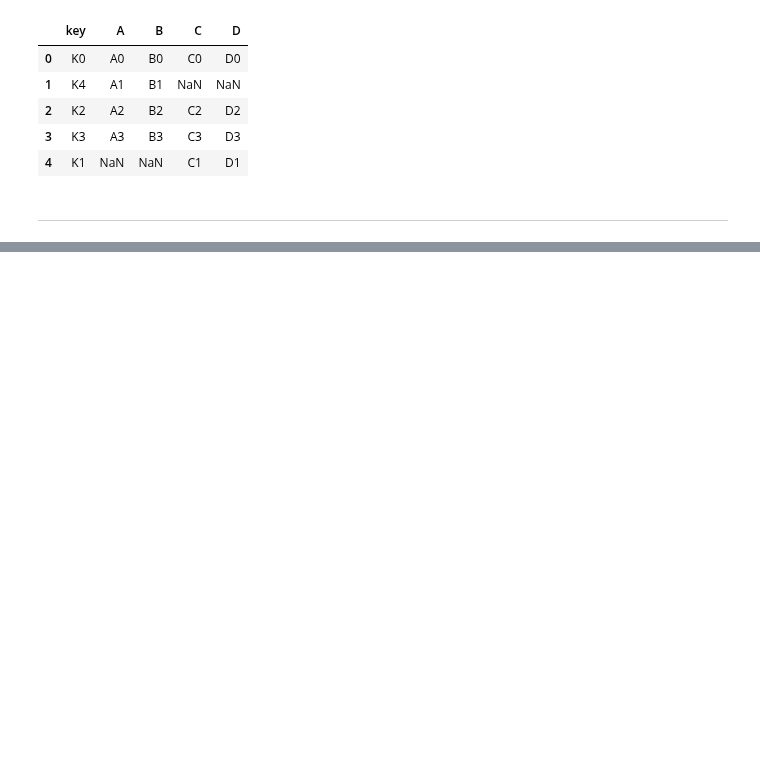
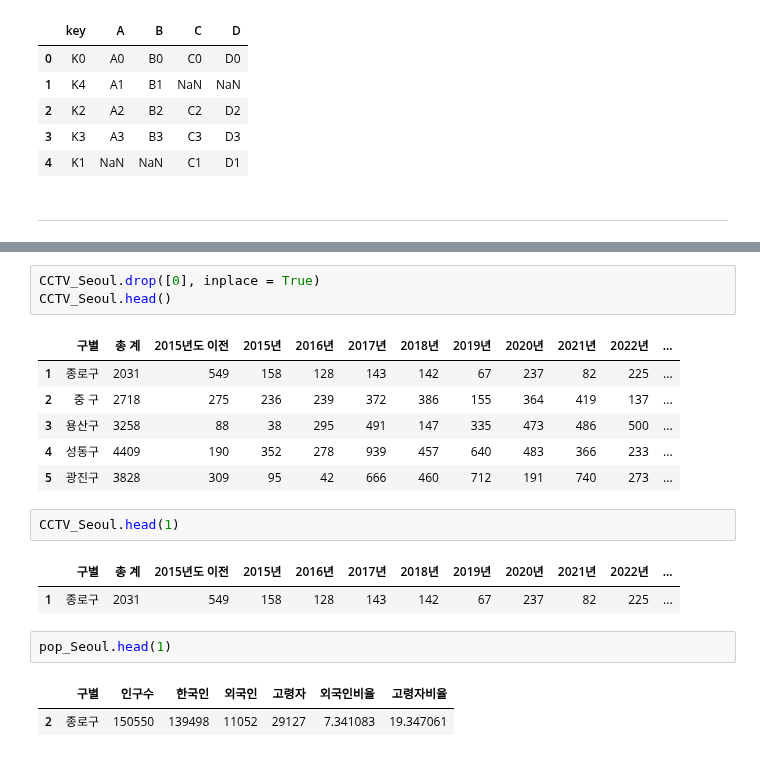
Before and after one commit to solpinetree/ds_study, a Jupyter notebook: source_code/01.Analysis Seoul CCTV.ipynb, the cells around one changed output, grey strips where cells are left out. Cells and saved outputs as stored; diff of their text form; blank space fills up the shorter version.

```diff
--- a/source_code/01.Analysis Seoul CCTV.ipynb
+++ b/source_code/01.Analysis Seoul CCTV.ipynb
@@ -850,0 +860,20 @@ pd.merge(left, right, how = "outer", on = "key") # how 인자의 default 값은
+# %%
+CCTV_Seoul.drop([0], inplace = True)
+CCTV_Seoul.head()
+# %% [output]
+|  | 구별 | 총 계 | 2015년도 이전 | 2015년 | 2016년 | 2017년 | 2018년 | 2019년 | 2020년 | 2021년 | 2022년 | ... |
+| 1 | 종로구 | 2031 | 549 | 158 | 128 | 143 | 142 | 67 | 237 | 82 | 225 | ... |
+| 2 | 중 구 | 2718 | 275 | 236 | 239 | 372 | 386 | 155 | 364 | 419 | 137 | ... |
+| 3 | 용산구 | 3258 | 88 | 38 | 295 | 491 | 147 | 335 | 473 | 486 | 500 | ... |
+| 4 | 성동구 | 4409 | 190 | 352 | 278 | 939 | 457 | 640 | 483 | 366 | 233 | ... |
+| 5 | 광진구 | 3828 | 309 | 95 | 42 | 666 | 460 | 712 | 191 | 740 | 273 | ... |
+# %%
+CCTV_Seoul.head(1)
+# %% [output]
+|  | 구별 | 총 계 | 2015년도 이전 | 2015년 | 2016년 | 2017년 | 2018년 | 2019년 | 2020년 | 2021년 | 2022년 | ... |
+| 1 | 종로구 | 2031 | 549 | 158 | 128 | 143 | 142 | 67 | 237 | 82 | 225 | ... |
+# %%
+pop_Seoul.head(1)
+# %% [output]
+|  | 구별 | 인구수 | 한국인 | 외국인 | 고령자 | 외국인비율 | 고령자비율 |
+| 2 | 종로구 | 150550 | 139498 | 11052 | 29127 | 7.341083 | 19.347061 |
```
Also changed, not shown: parts of 66 cells of this notebook.
